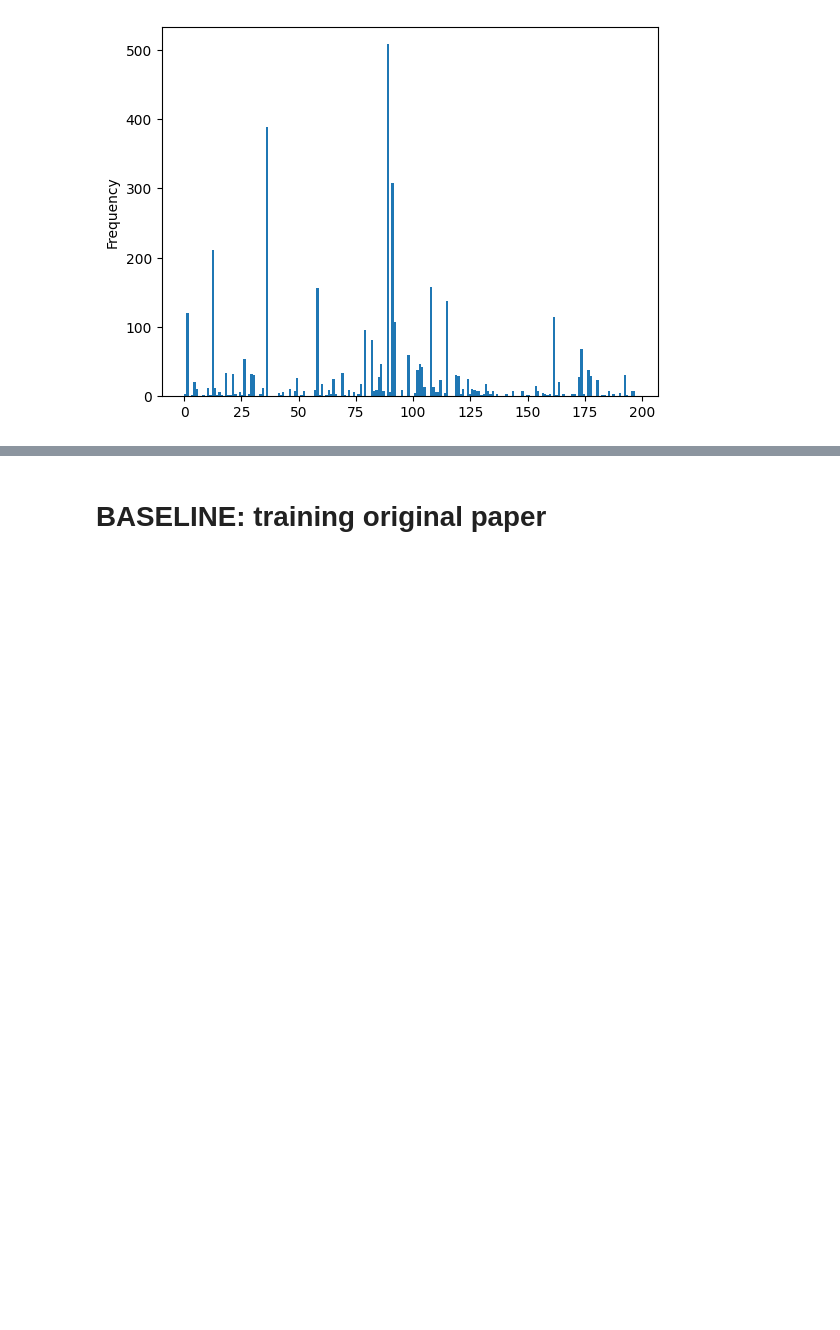
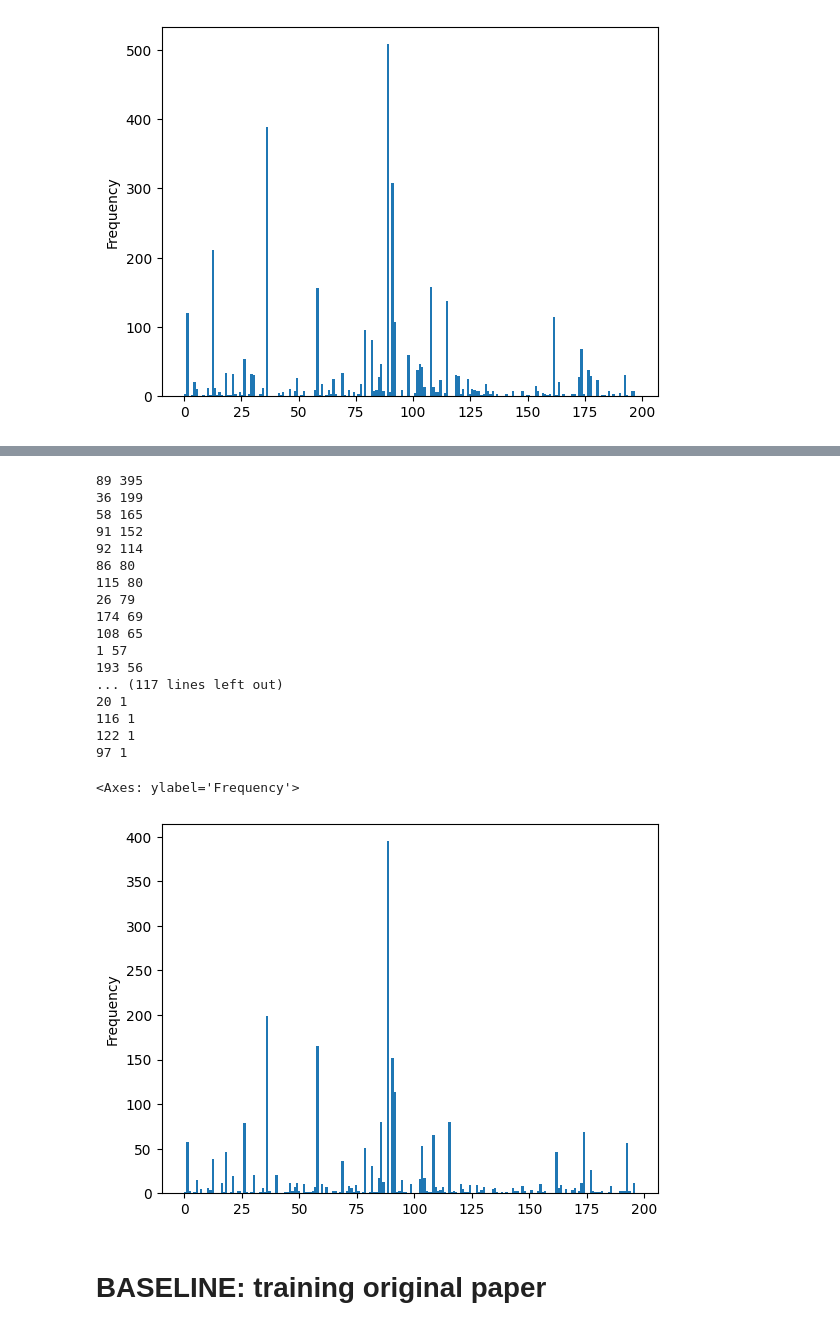
Before and after one commit to scoleri-mr/easg_classification, a Jupyter notebook: edge_cls.ipynb, the cells around one changed output, grey strips where cells are left out. Drawn from its saved outputs; the diff is of its cells as text; code cells hidden in the pictures; blank space fills up the shorter version.

```diff
--- a/edge_cls.ipynb
+++ b/edge_cls.ipynb
@@ -146,3 +220,31 @@ labels_verbs_pd.plot.hist(bins=198)
+# %%
+# DISTRIBUTION VERBS IN DATASET
+import pandas as pd
+labels_verbs_pd_val = pd.Series(labels_verbs_val)
+pp_verbs_val = labels_verbs_pd_val.value_counts()
+for i in pp_verbs_val.index:
+    print(i, pp_verbs_val.loc[i])
+labels_verbs_pd_val.plot.hist(bins=198)
+# %% [output]
+89 395
+36 199
+58 165
+91 152
+92 114
+86 80
+115 80
+26 79
+174 69
+108 65
+1 57
+193 56
+... (117 lines left out)
+20 1
+116 1
+122 1
+97 1
+<Axes: ylabel='Frequency'>
+[figure, added]
 # %% [markdown]
 # BASELINE: training original paper
 # %%
```
Also changed, not shown: parts of 13 cells of this notebook, 2 other files.
